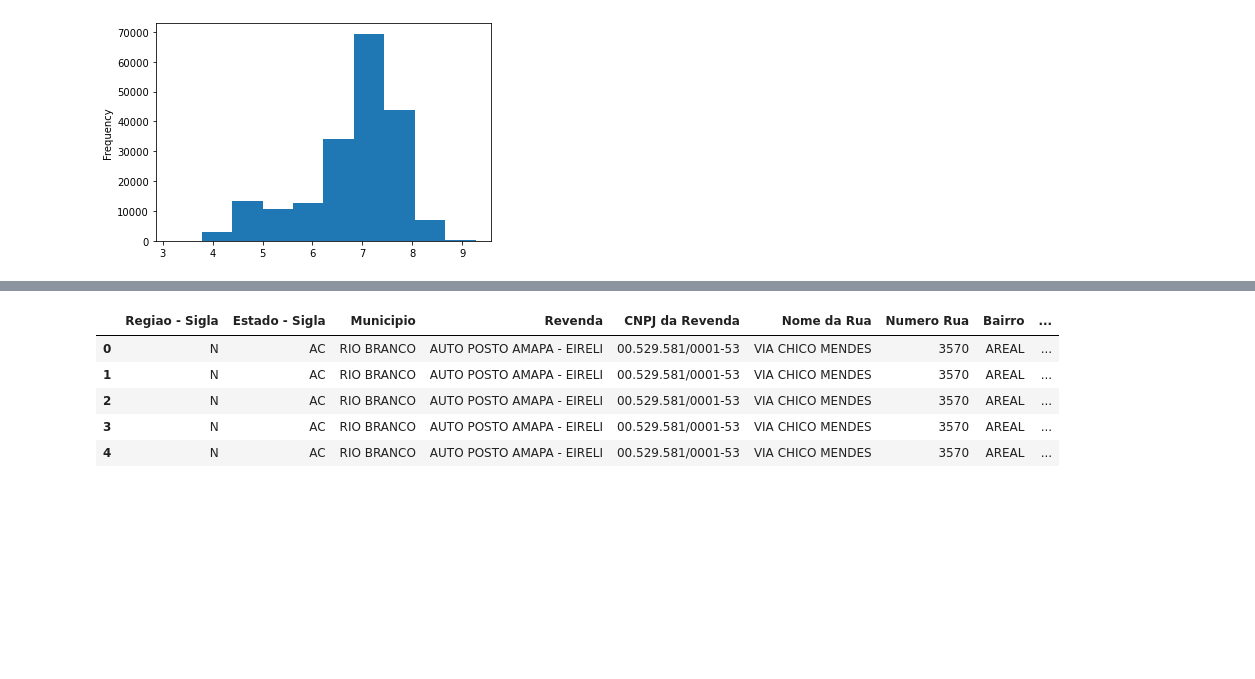
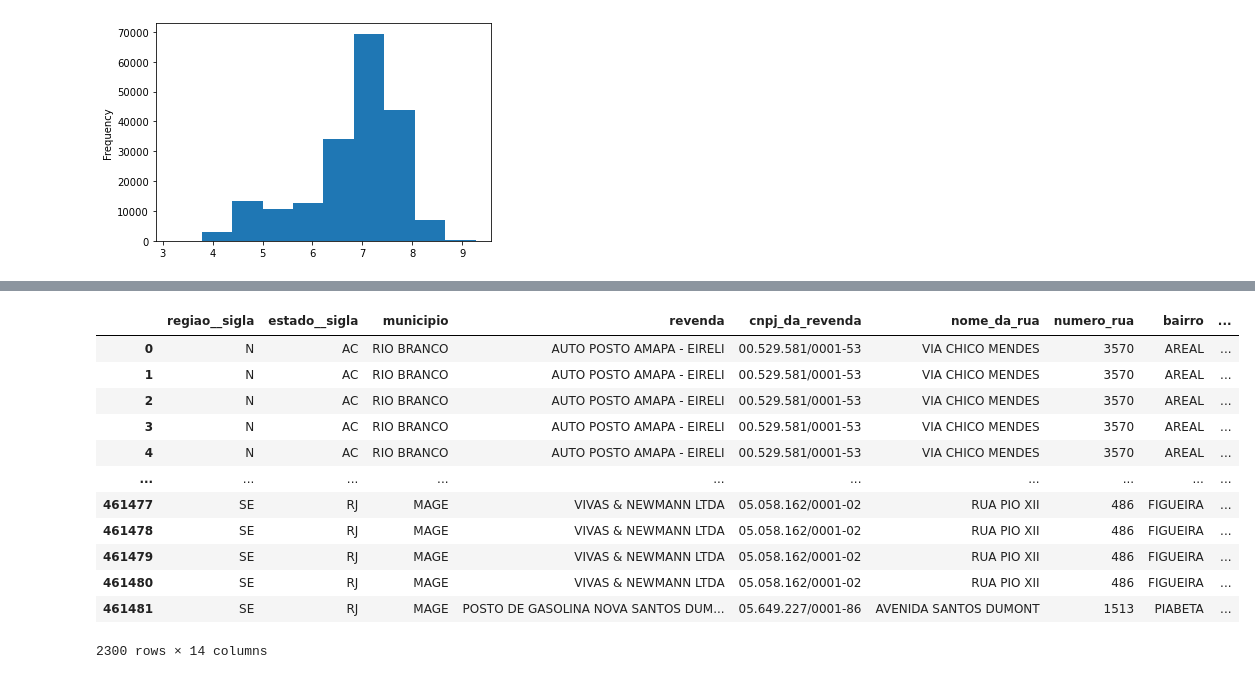
Before and after one commit to lucasCanella/Projeto-modulo-4, a Jupyter notebook: limpesa_dos_dados.ipynb, the cells around one changed output, grey strips where cells are left out. Saved outputs shown, nothing was run; the diff lists cells and outputs as text; code cells hidden in the pictures; blank space fills up the shorter version.

```diff
--- a/limpesa_dos_dados.ipynb
+++ b/limpesa_dos_dados.ipynb
@@ -107,11 +145,18 @@ dados_brutos.to_csv('data\dados_limpos\dados.csv', sep=',', index=False)
 # %%
 # verificando o arquivo gerado
 dados_b = pd.read_csv('data\dados_limpos\dados.csv')
-dados_b.head()
+dados_b.groupby("municipio").head()
 # %% [output]
-|  | Regiao - Sigla | Estado - Sigla | Municipio | Revenda | CNPJ da Revenda | Nome da Rua | Numero Rua | Bairro | ... |
+|  | regiao__sigla | estado__sigla | municipio | revenda | cnpj_da_revenda | nome_da_rua | numero_rua | bairro | ... |
 | 0 | N | AC | RIO BRANCO | AUTO POSTO AMAPA - EIRELI | 00.529.581/0001-53 | VIA CHICO MENDES | 3570 | AREAL | ... |
 | 1 | N | AC | RIO BRANCO | AUTO POSTO AMAPA - EIRELI | 00.529.581/0001-53 | VIA CHICO MENDES | 3570 | AREAL | ... |
 | 2 | N | AC | RIO BRANCO | AUTO POSTO AMAPA - EIRELI | 00.529.581/0001-53 | VIA CHICO MENDES | 3570 | AREAL | ... |
 | 3 | N | AC | RIO BRANCO | AUTO POSTO AMAPA - EIRELI | 00.529.581/0001-53 | VIA CHICO MENDES | 3570 | AREAL | ... |
 | 4 | N | AC | RIO BRANCO | AUTO POSTO AMAPA - EIRELI | 00.529.581/0001-53 | VIA CHICO MENDES | 3570 | AREAL | ... |
+| ... | ... | ... | ... | ... | ... | ... | ... | ... | ... |
+| 461477 | SE | RJ | MAGE | VIVAS & NEWMANN LTDA | 05.058.162/0001-02 | RUA PIO XII | 486 | FIGUEIRA | ... |
+| 461478 | SE | RJ | MAGE | VIVAS & NEWMANN LTDA | 05.058.162/0001-02 | RUA PIO XII | 486 | FIGUEIRA | ... |
+| 461479 | SE | RJ | MAGE | VIVAS & NEWMANN LTDA | 05.058.162/0001-02 | RUA PIO XII | 486 | FIGUEIRA | ... |
+| 461480 | SE | RJ | MAGE | VIVAS & NEWMANN LTDA | 05.058.162/0001-02 | RUA PIO XII | 486 | FIGUEIRA | ... |
+| 461481 | SE | RJ | MAGE | POSTO DE GASOLINA NOVA SANTOS DUM... | 05.649.227/0001-86 | AVENIDA SANTOS DUMONT | 1513 | PIABETA | ... |
+2300 rows × 14 columns
```
Also changed, not shown: parts of 11 cells of this notebook, 2 other files.
